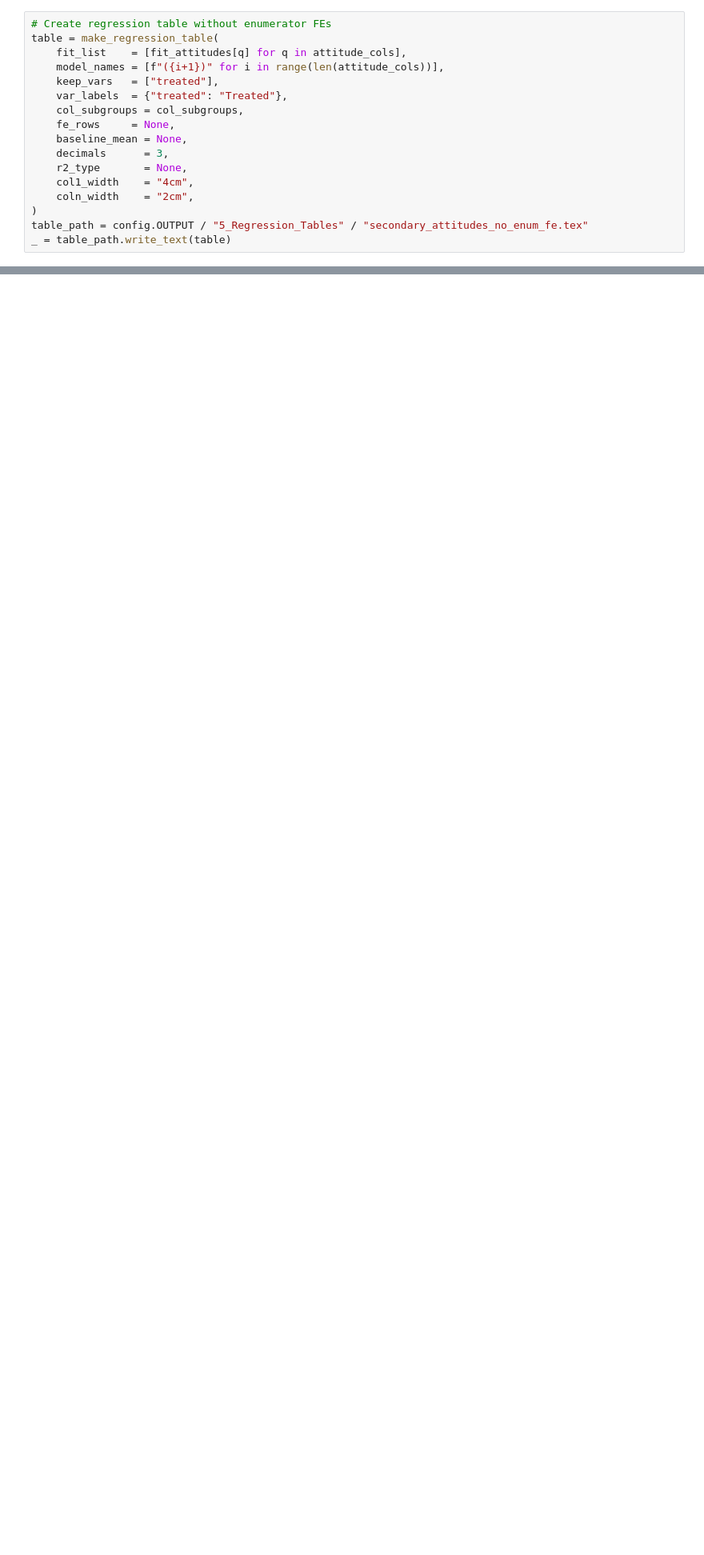
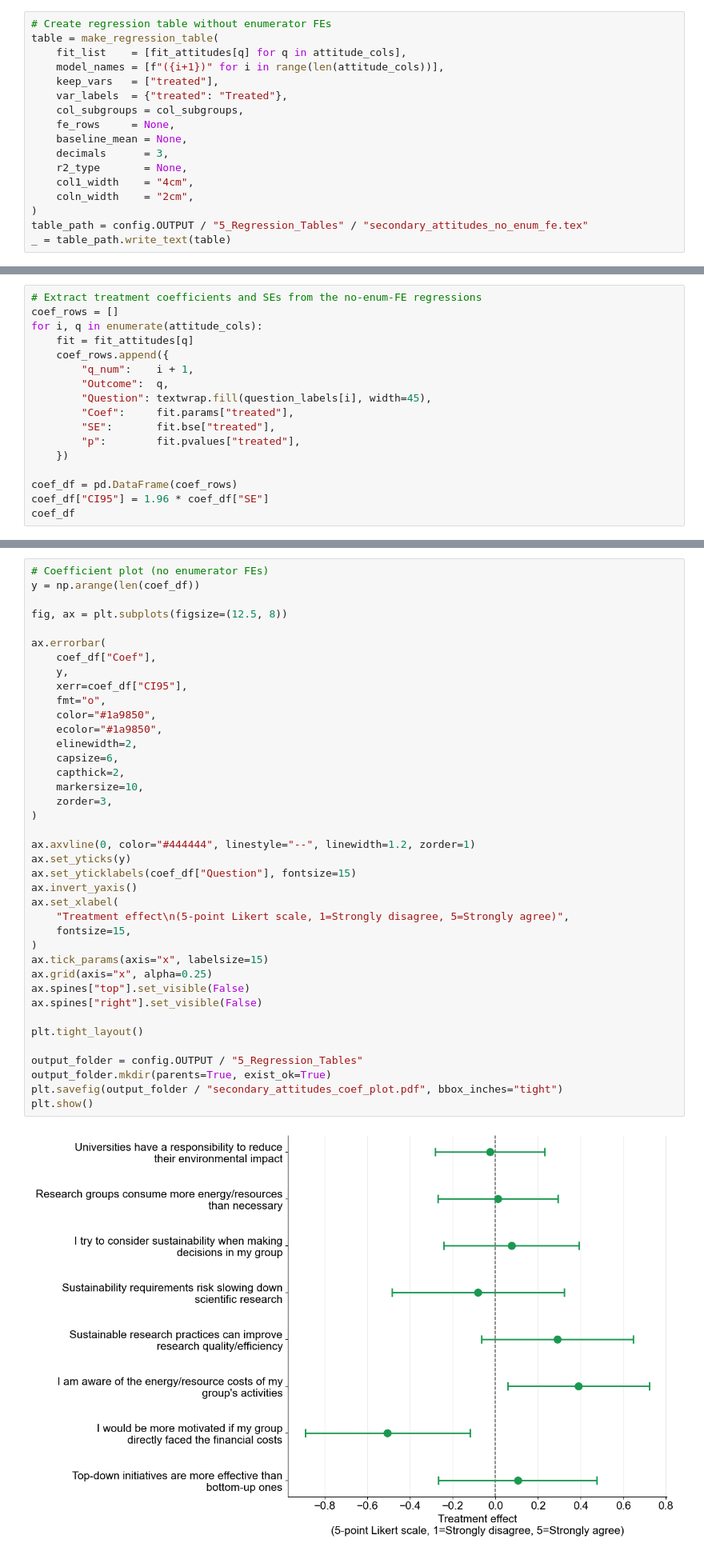
Before and after one commit to daphrut/lab-experiment, a Jupyter notebook: 3_Analysis/4_Regressions/4_4_secondary_attitudes.ipynb, the cells around one changed output, grey strips where cells are left out. Shown at 80% size. Saved outputs shown, nothing was run; the diff lists cells and outputs as text; blank space fills up the shorter version.

```diff
--- a/3_Analysis/4_Regressions/4_4_secondary_attitudes.ipynb
+++ b/3_Analysis/4_Regressions/4_4_secondary_attitudes.ipynb
@@ -247,0 +267,17 @@ _ = table_path.write_text(table)
+# %%
+# Extract treatment coefficients and SEs from the no-enum-FE regressions
+coef_rows = []
+for i, q in enumerate(attitude_cols):
+    fit = fit_attitudes[q]
+    coef_rows.append({
+        "q_num":    i + 1,
+        "Outcome":  q,
+        "Question": textwrap.fill(question_labels[i], width=45),
+        "Coef":     fit.params["treated"],
+        "SE":       fit.bse["treated"],
+        "p":        fit.pvalues["treated"],
+    })
+
+coef_df = pd.DataFrame(coef_rows)
+coef_df["CI95"] = 1.96 * coef_df["SE"]
+coef_df
@@ -247,0 +294,41 @@ _ = table_path.write_text(table)
+# %%
+# Coefficient plot (no enumerator FEs)
+y = np.arange(len(coef_df))
+
+fig, ax = plt.subplots(figsize=(12.5, 8))
+
+ax.errorbar(
+    coef_df["Coef"],
+    y,
+    xerr=coef_df["CI95"],
+    fmt="o",
+    color="#1a9850",
+    ecolor="#1a9850",
+    elinewidth=2,
+    capsize=6,
+    capthick=2,
+    markersize=10,
+    zorder=3,
+)
+
+ax.axvline(0, color="#444444", linestyle="--", linewidth=1.2, zorder=1)
+ax.set_yticks(y)
+ax.set_yticklabels(coef_df["Question"], fontsize=15)
+ax.invert_yaxis()
+ax.set_xlabel(
+    "Treatment effect\n(5-point Likert scale, 1=Strongly disagree, 5=Strongly agree)",
+    fontsize=15,
+)
+ax.tick_params(axis="x", labelsize=15)
+ax.grid(axis="x", alpha=0.25)
+ax.spines["top"].set_visible(False)
+ax.spines["right"].set_visible(False)
+
+plt.tight_layout()
+
+output_folder = config.OUTPUT / "5_Regression_Tables"
+output_folder.mkdir(parents=True, exist_ok=True)
+plt.savefig(output_folder / "secondary_attitudes_coef_plot.pdf", bbox_inches="tight")
+plt.show()
+# %% [output]
+[figure, added]
```
Also changed, not shown: parts of 5 cells of this notebook, 3 other files.
